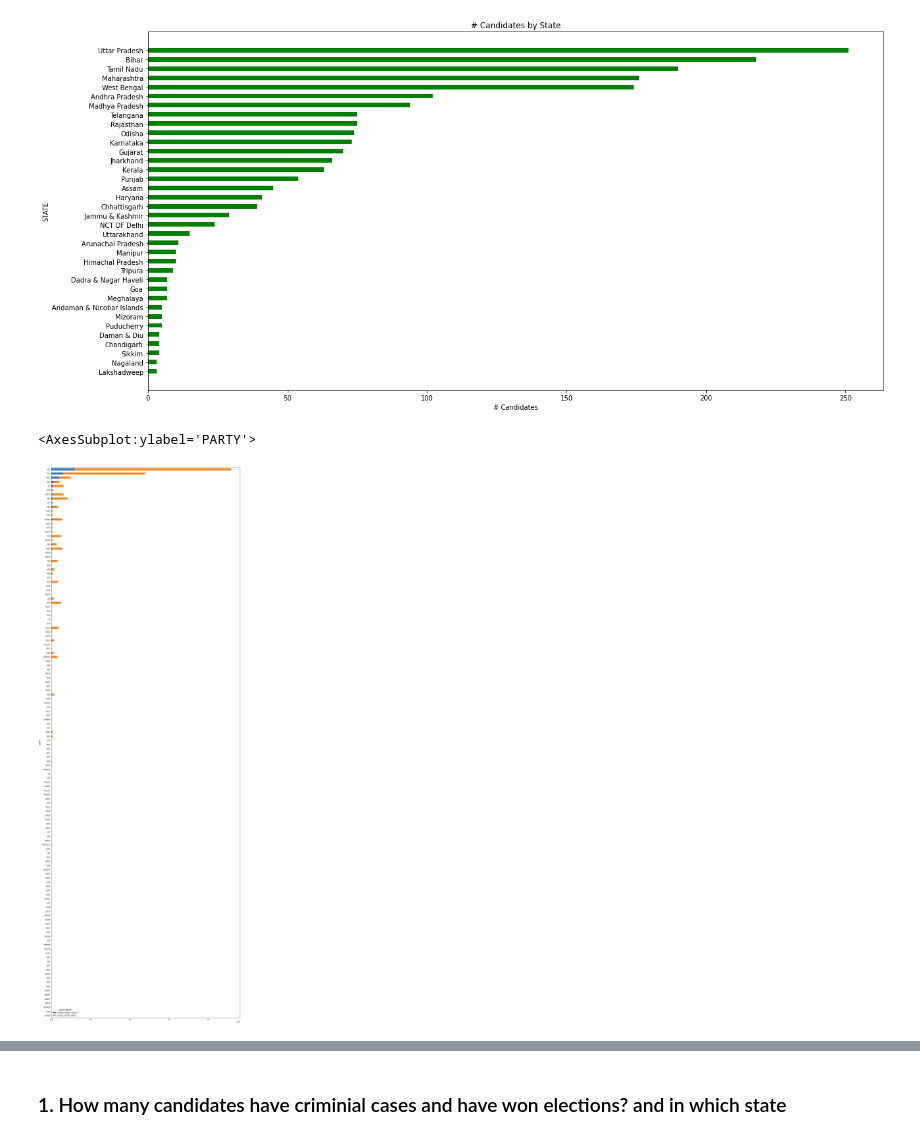
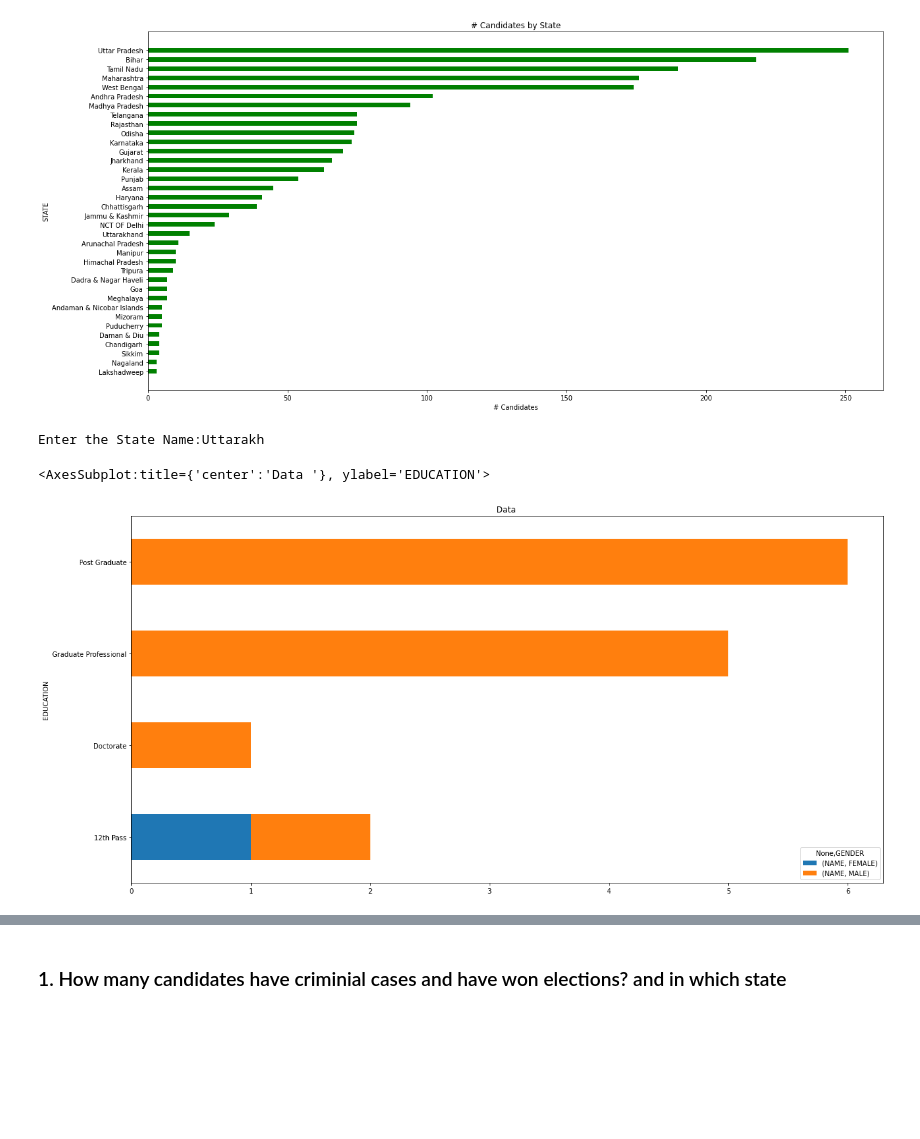
Before and after one commit to anuj3101/Atom, a Jupyter notebook: Indian_elections_2019.ipynb, the cells around one changed output, grey strips where cells are left out. Drawn from its saved outputs; the diff is of its cells as text; code cells hidden in the pictures; blank space fills up the shorter version.

```diff
--- a/Indian_elections_2019.ipynb
+++ b/Indian_elections_2019.ipynb
@@ -6,7 +6,6 @@ import os
 import zipfile as zp
 from datetime import datetime
 import matplotlib.pyplot as plt
-import matplotlib
 
 DIR=r'C:\Users\anuj\Downloads'
 ZIp='archive (8).zip'
@@ -26,6 +25,7 @@ df['LIABILITIES']=df['LIABILITIES'].astype(str).apply(lambda x: x.replace('\n','
 df['ASSETS']=df['ASSETS'].astype(str).apply(lambda x: x.replace('\n','-'))
 df['CRIMINAL_CASES']=df['CRIMINAL_CASES'].astype(str).apply(lambda x: x.replace('Not Available','0'))
 df['CRIMINAL_CASES']=df['CRIMINAL_CASES'].apply(lambda x: float(x))
+df['EDUCATION']=df['EDUCATION'].astype(str).apply(lambda x: x.replace('\n',''))
 # %% [markdown]
 ### Null and Duplicate Checks
 # %%
@@ -69,8 +90,10 @@ plt.show()
 # %% [output]
 [figure]
 # %%
-pd.DataFrame(df['TOTAL_VOTES'].groupby([df['PARTY'],df['GENDER']]).sum()).sort_values(by='TOTAL_VOTES',ascending=True).unstack().plot(kind='barh',stacked=True,figsize=(20,60))
+state = input('Enter the State Name:')
+pd.DataFrame(df[df['STATE'].str.contains(state)]['NAME'].groupby([df['EDUCATION'],df['GENDER']]).nunique()).sort_values(by='NAME',ascending=True).unstack().plot(kind='barh',stacked=True,title="Data ",figsize=(20,10))
 # %% [output]
-<AxesSubplot:ylabel='PARTY'>
+Enter the State Name:Uttarakh
+<AxesSubplot:title={'center':'Data '}, ylabel='EDUCATION'>
-[figure, old version]
+[figure, new version]
 # %%
```
Also changed, not shown: parts of 8 cells of this notebook.
